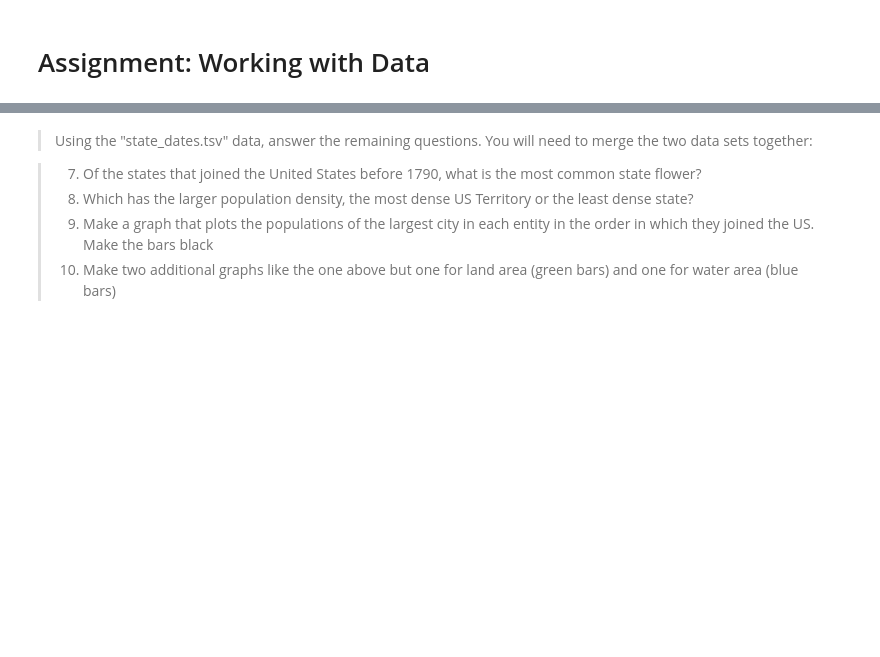
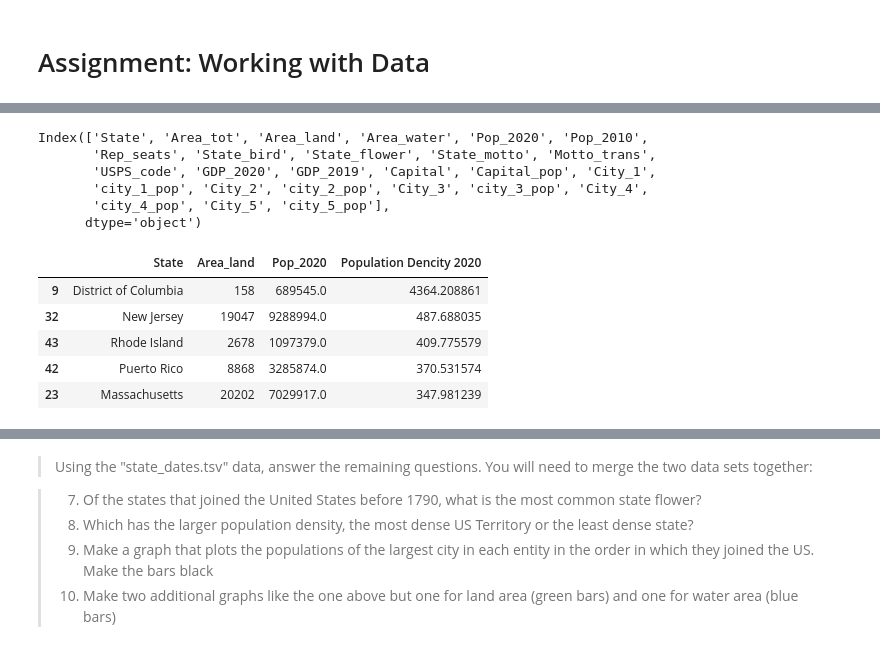
Before and after one commit to shelbym98/ds_1300_notebooks, a Jupyter notebook: work/02_assignment.ipynb, the cells around one changed output, grey strips where cells are left out. Drawn from its saved outputs; the diff is of its cells as text; code cells hidden in the pictures; blank space fills up the shorter version.

```diff
--- a/work/02_assignment.ipynb
+++ b/work/02_assignment.ipynb
@@ -16,0 +25,20 @@ facts.head(5)
+# %%
+facts.columns
+# %% [output]
+Index(['State', 'Area_tot', 'Area_land', 'Area_water', 'Pop_2020', 'Pop_2010',
+       'Rep_seats', 'State_bird', 'State_flower', 'State_motto', 'Motto_trans',
+       'USPS_code', 'GDP_2020', 'GDP_2019', 'Capital', 'Capital_pop', 'City_1',
+       'city_1_pop', 'City_2', 'city_2_pop', 'City_3', 'city_3_pop', 'City_4',
+       'city_4_pop', 'City_5', 'city_5_pop'],
+      dtype='object')
+# %%
+#1 - Which entities (top 5) had the largest population density in 2020?
+facts['Population Dencity 2020'] = facts['Pop_2020']/ facts['Area_land']
+facts[['State','Area_land','Pop_2020','Population Dencity 2020']].sort_values(by='Population Dencity 2020',ascending=False).head(5)
+# %% [output]
+|  | State | Area_land | Pop_2020 | Population Dencity 2020 |
+| 9 | District of Columbia | 158 | 689545.0 | 4364.208861 |
+| 32 | New Jersey | 19047 | 9288994.0 | 487.688035 |
+| 43 | Rhode Island | 2678 | 1097379.0 | 409.775579 |
+| 42 | Puerto Rico | 8868 | 3285874.0 | 370.531574 |
+| 23 | Massachusetts | 20202 | 7029917.0 | 347.981239 |
```
Also changed, not shown: parts of 14 cells of this notebook.
